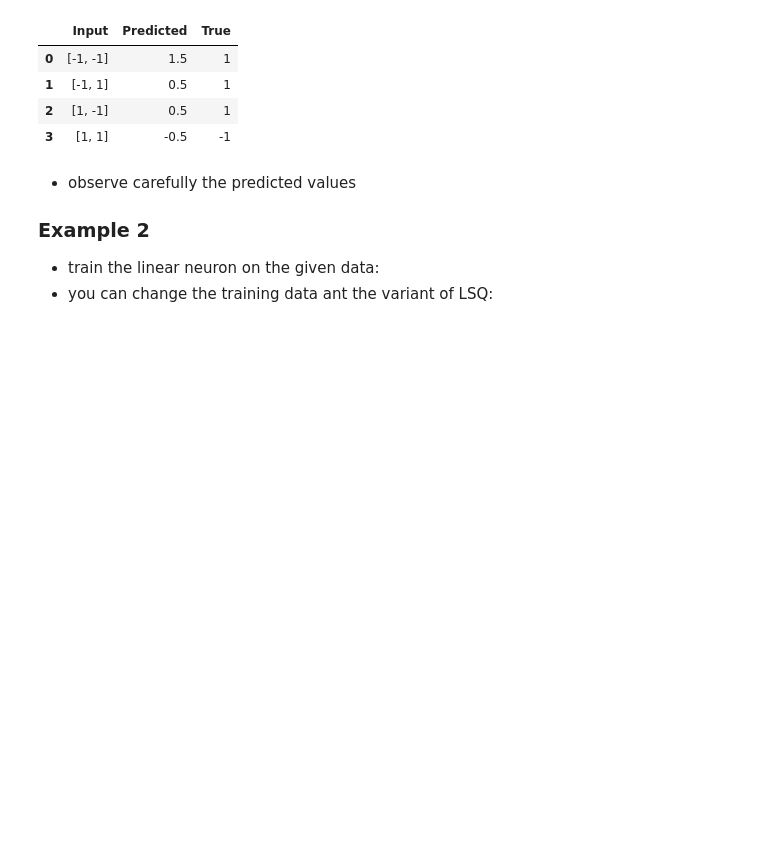
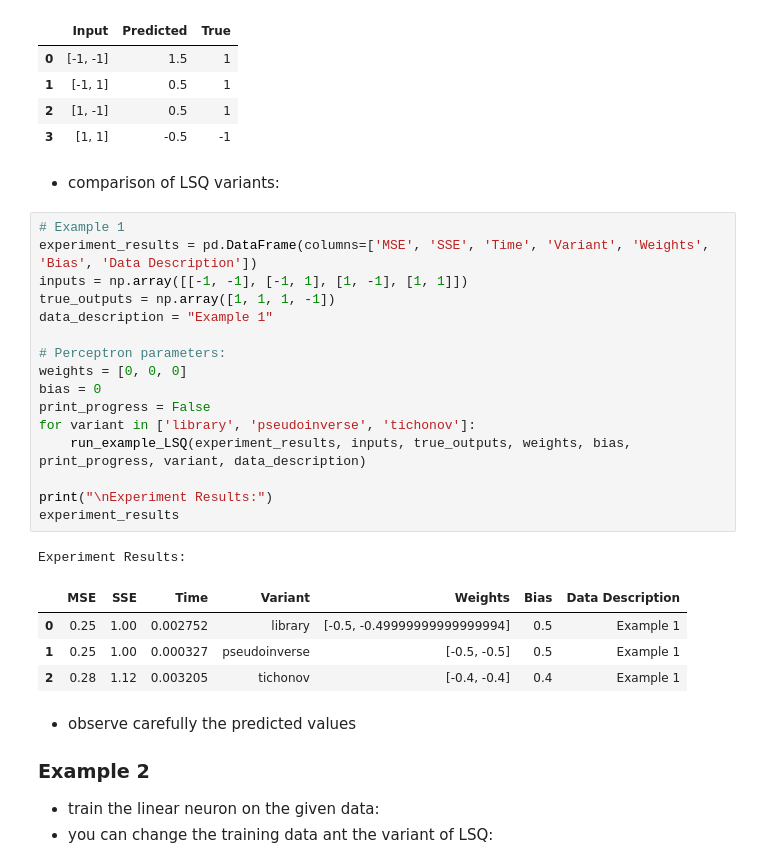
Before and after one commit to reitezuz/18NES1-2025-, a Jupyter notebook: week3/linear_neuron.ipynb, the cells around one changed output. Cells and saved outputs as stored; diff of their text form; blank space fills up the shorter version.

```diff
--- a/week3/linear_neuron.ipynb
+++ b/week3/linear_neuron.ipynb
@@ -181,6 +215,30 @@ MAE error: 0.5
 | 1 | [-1, 1] | 0.5 | 1 |
 | 2 | [1, -1] | 0.5 | 1 |
 | 3 | [1, 1] | -0.5 | -1 |
+# %% [markdown]
+- comparison of LSQ variants:
+# %%
+# Example 1
+experiment_results = pd.DataFrame(columns=['MSE', 'SSE', 'Time', 'Variant', 'Weights', 'Bias', 'Data Description'])
+inputs = np.array([[-1, -1], [-1, 1], [1, -1], [1, 1]])
+true_outputs = np.array([1, 1, 1, -1])
+data_description = "Example 1"
+
+# Perceptron parameters:
+weights = [0, 0, 0]
+bias = 0
+print_progress = False
+for variant in ['library', 'pseudoinverse', 'tichonov']:
+    run_example_LSQ(experiment_results, inputs, true_outputs, weights, bias, print_progress, variant, data_description)
+
+print("\nExperiment Results:")
+experiment_results
+# %% [output]
+Experiment Results:
+|  | MSE | SSE | Time | Variant | Weights | Bias | Data Description |
+| 0 | 0.25 | 1.00 | 0.002752 | library | [-0.5, -0.49999999999999994] | 0.5 | Example 1 |
+| 1 | 0.25 | 1.00 | 0.000327 | pseudoinverse | [-0.5, -0.5] | 0.5 | Example 1 |
+| 2 | 0.28 | 1.12 | 0.003205 | tichonov | [-0.4, -0.4] | 0.4 | Example 1 |
 # %% [markdown]
 - observe carefully the predicted values
 
```
Also changed, not shown: parts of 5 cells of this notebook.
